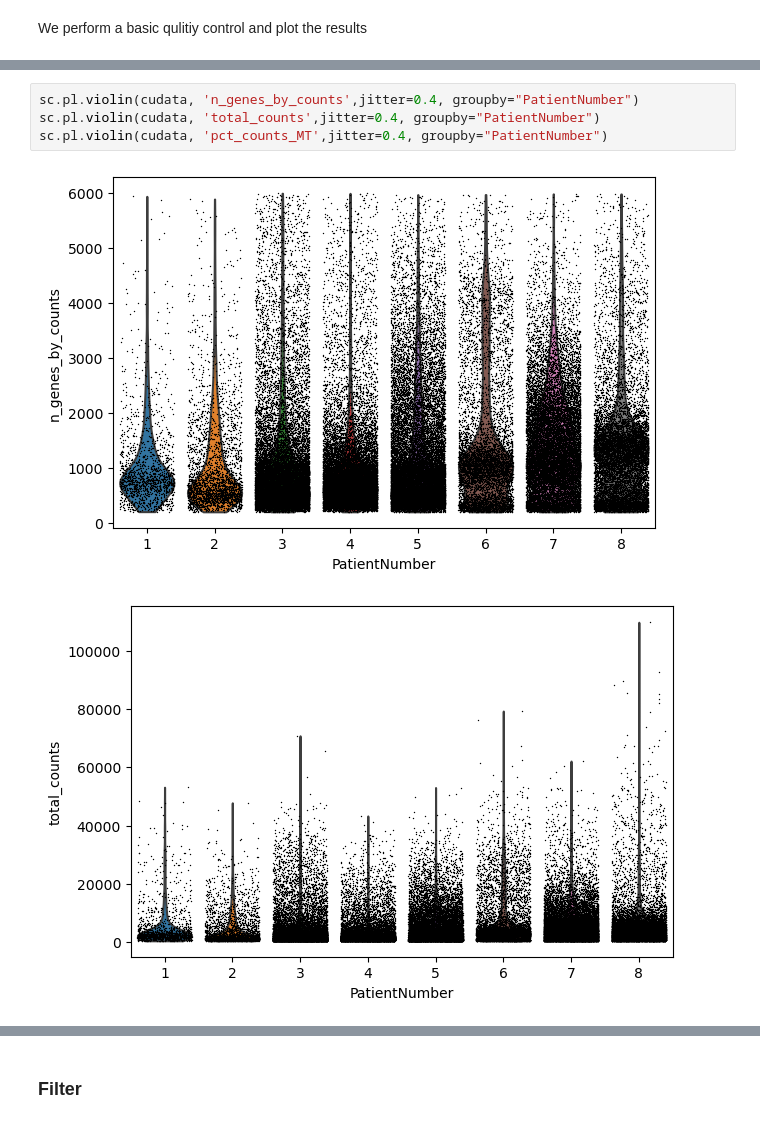
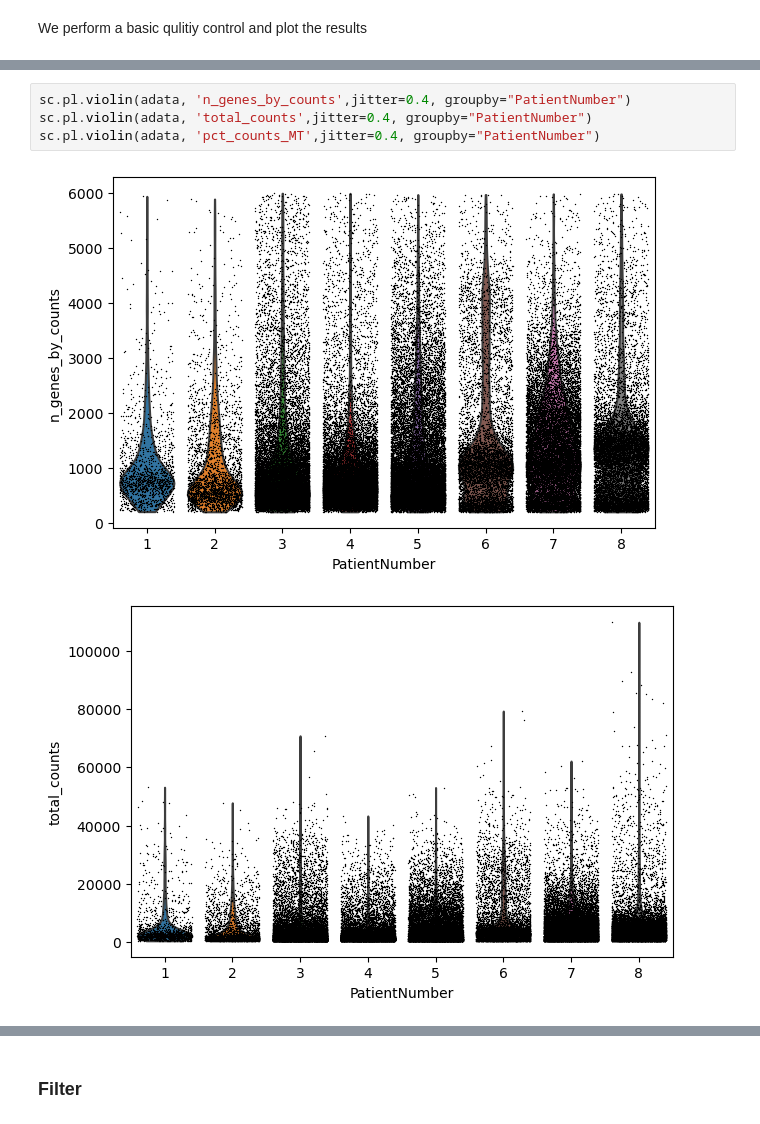
Before and after one commit to scverse/rapids_singlecell, a Jupyter notebook: docs/notebooks/demo_gpu.ipynb, the cells around one changed output, grey strips where cells are left out. Saved outputs shown, nothing was run; the diff lists cells and outputs as text.

```diff
--- a/docs/notebooks/demo_gpu.ipynb
+++ b/docs/notebooks/demo_gpu.ipynb
@@ -83,9 +78,9 @@ sc.pl.scatter(cudata, x='total_counts', y='n_genes_by_counts')
 [figure]
 [figure]
 # %%
-sc.pl.violin(cudata, 'n_genes_by_counts',jitter=0.4, groupby="PatientNumber")
-sc.pl.violin(cudata, 'total_counts',jitter=0.4, groupby="PatientNumber")
-sc.pl.violin(cudata, 'pct_counts_MT',jitter=0.4, groupby="PatientNumber")
+sc.pl.violin(adata, 'n_genes_by_counts',jitter=0.4, groupby="PatientNumber")
+sc.pl.violin(adata, 'total_counts',jitter=0.4, groupby="PatientNumber")
+sc.pl.violin(adata, 'pct_counts_MT',jitter=0.4, groupby="PatientNumber")
 # %% [output]
-[figure, old version]
+[figure, new version]
-[figure, old version]
+[figure, new version]
```
Also changed, not shown: parts of 50 cells of this notebook, 7 other files.
